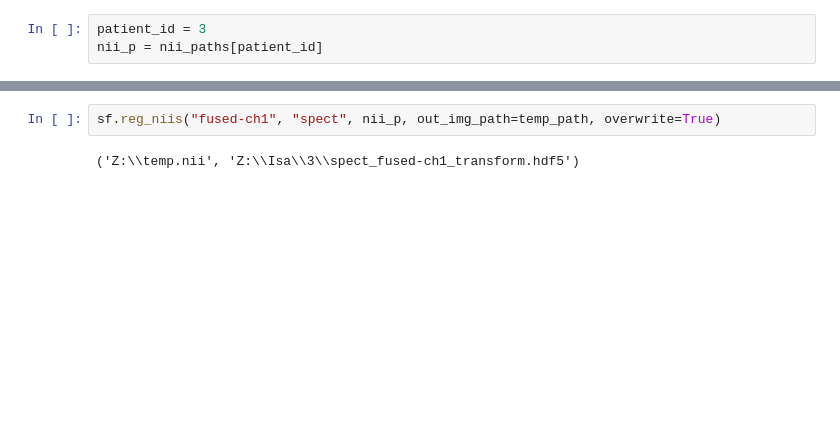
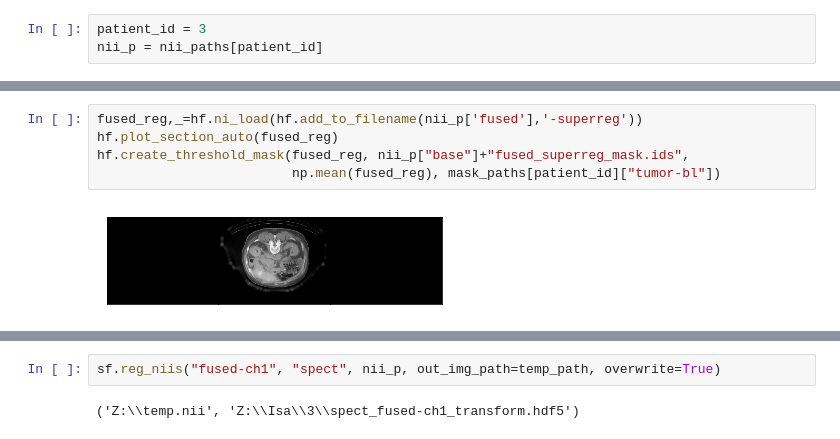
Before and after one commit to clintonjwang/cancer-staging, a Jupyter notebook: main.ipynb, the cells around one changed output, grey strips where cells are left out. Cells and saved outputs as stored; diff of their text form; blank space fills up the shorter version.

```diff
--- a/main.ipynb
+++ b/main.ipynb
@@ -103 +102,8 @@ fused_img,_=hf.ni_load(nii_paths[patient_id]['fused-ch1'])
+# %%
+fused_reg,_=hf.ni_load(hf.add_to_filename(nii_p['fused'],'-superreg'))
+hf.plot_section_auto(fused_reg)
+hf.create_threshold_mask(fused_reg, nii_p["base"]+"fused_superreg_mask.ids",
+                         np.mean(fused_reg), mask_paths[patient_id]["tumor-bl"])
+# %% [output]
+[figure, added]
 # %%
```
Also changed, not shown: parts of 47 cells of this notebook, 2 other files.
